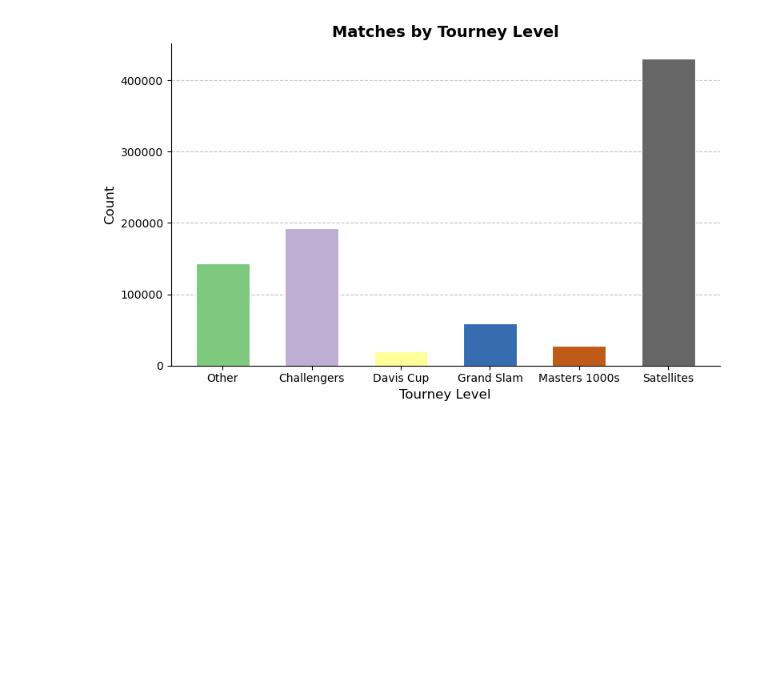
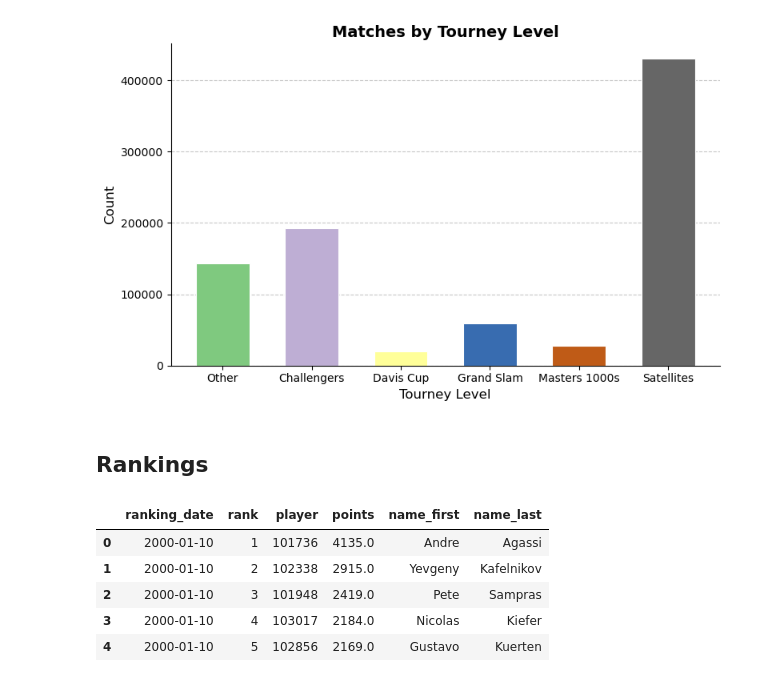
Before and after one commit to com-480-data-visualization/nadal-prime, a Jupyter notebook: M1_preprocessing.ipynb, the cells around one changed output. Drawn from its saved outputs; the diff is of its cells as text; code cells hidden in the pictures; blank space fills up the shorter version.

```diff
--- a/M1_preprocessing.ipynb
+++ b/M1_preprocessing.ipynb
@@ -143,3 +123,27 @@ plt.tight_layout()
 plt.show()
 # %% [output]
 [figure]
+# %% [markdown]
+## Rankings
+# %%
+files = glob.glob('datasets/tennis_atp/atp_rankings_*.csv')
+
+df_players = pd.read_csv('datasets/tennis_atp/atp_players.csv')
+
+df_rankings = pd.concat(
+    [pd.read_csv(f, parse_dates=['ranking_date'], date_format="%Y%m%d") for f in files],
+    ignore_index=True)
+
+df_rankings['ranking_date'] = pd.to_datetime(df_rankings['ranking_date'], errors='coerce')
+
+df_rankings = df_rankings.merge(df_players[['name_first', 'name_last', 'player_id']],
+                                left_on='player', right_on='player_id', how='left')
+df_rankings.drop(columns=['player_id'], inplace=True)
+df_rankings.head()
+# %% [output]
+|  | ranking_date | rank | player | points | name_first | name_last |
+| 0 | 2000-01-10 | 1 | 101736 | 4135.0 | Andre | Agassi |
+| 1 | 2000-01-10 | 2 | 102338 | 2915.0 | Yevgeny | Kafelnikov |
+| 2 | 2000-01-10 | 3 | 101948 | 2419.0 | Pete | Sampras |
+| 3 | 2000-01-10 | 4 | 103017 | 2184.0 | Nicolas | Kiefer |
+| 4 | 2000-01-10 | 5 | 102856 | 2169.0 | Gustavo | Kuerten |
```
Also changed, not shown: parts of 4 cells of this notebook.
